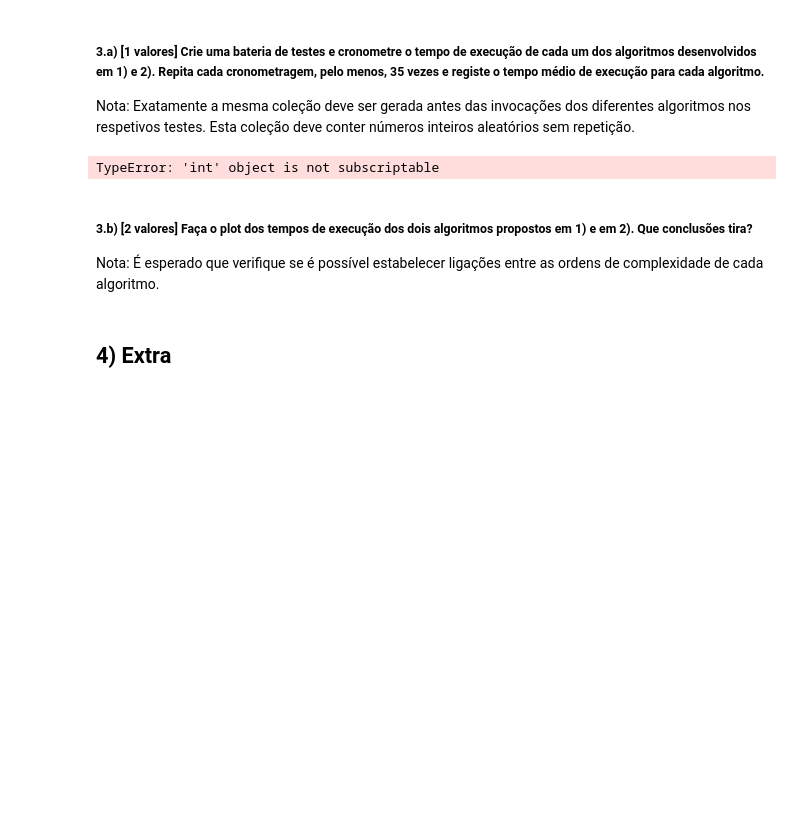
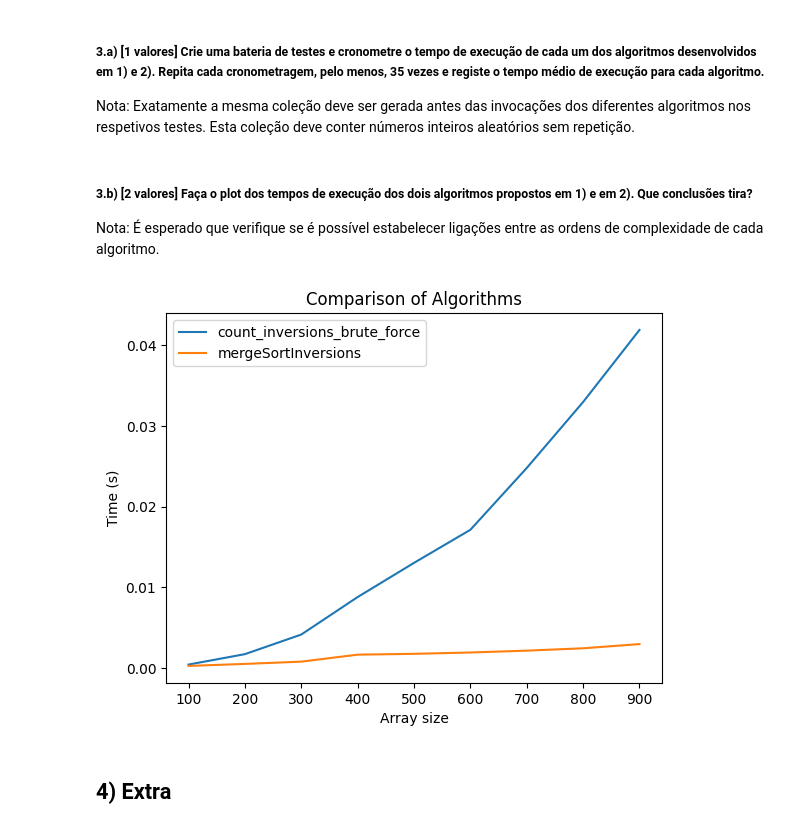
Before and after one commit to eduardopio03/Mini-Trabalho-1-DAA, a Jupyter notebook: parte1.ipynb, the cells around one changed output. Saved outputs shown, nothing was run; the diff lists cells and outputs as text; code cells hidden in the pictures; blank space fills up the shorter version.

```diff
--- a/parte1.ipynb
+++ b/parte1.ipynb
@@ -136,50 +136,48 @@ notação assintótica).
 ##### 3.a) [1 valores] Crie uma bateria de testes e cronometre o tempo de execução de cada um dos algoritmos desenvolvidos em 1) e 2). Repita cada cronometragem, pelo menos, 35 vezes e registe o tempo médio de execução para cada algoritmo.
 Nota: Exatamente a mesma coleção deve ser gerada antes das invocações dos diferentes algoritmos
 nos respetivos testes. Esta coleção deve conter números inteiros aleatórios sem repetição.
-# %%
-import time
-import random
-
-def test_sorting_algorithm(algorithm, array_size):
-    # Generate the input array
-    array = list(range(array_size))
-
-    # Test scenario 3: Random array
-    random.shuffle(array)
-    start_time = time.time()
-    for _ in range(35):
-        algorithm(array)
-    end_time = time.time()
-    random_time = (end_time - start_time) / 35
-
-    return sorted_time, reverse_sorted_time, random_time
-
-def plot_test_results(algorithm, algorithm_name):
-    array_sizes = list(range(100, 1000, 100))
-    sorted_times = []
-    reverse_sorted_times = []
-    random_times = []
-    for size in array_sizes:
-        sorted_time, reverse_sorted_time, random_time = test_sorting_algorithm(algorithm, size)
-        sorted_times.append(sorted_time)
-        reverse_sorted_times.append(reverse_sorted_time)
-        random_times.append(random_time)
-    plt.plot(array_sizes, sorted_times, label='Sorted array')
-    plt.plot(array_sizes, reverse_sorted_times, label='Reverse sorted array')
-    plt.plot(array_sizes, random_times, label='Random array')
-    plt.xlabel('Array size')
-    plt.ylabel('Time (s)')
-    plt.title(algorithm_name)
-    plt.legend()
-    plt.show()
-
-plot_test_results(quickSort, 'Quick sort')
-# %% [output]
-TypeError: 'int' object is not subscriptable
+# %%
+import time
+import random
+
+def test_sorting_algorithm(algorithm, array_size):
+    array = list(range(array_size))
+    random.shuffle(array)
+    start_time = time.time()
+
+    for _ in range(35):
+        algorithm(list(array))  # We use list(array) to create a copy of the array
+
+    end_time = time.time()
+    return (end_time - start_time) / 35
 # %% [markdown]
 ##### 3.b) [2 valores] Faça o plot dos tempos de execução dos dois algoritmos propostos em 1) e em 2). Que conclusões tira?
 Nota: É esperado que verifique se é possível estabelecer ligações entre as ordens de complexidade de
 cada algoritmo.
+# %%
+import matplotlib.pyplot as plt
+
+
+def plot_test_results():
+    array_sizes = list(range(100, 1000, 100))
+    times_brute_force = []
+    times_merge_sort = []
+
+    for size in array_sizes:
+        times_brute_force.append(test_sorting_algorithm(count_inversions_brute_force, size))
+        times_merge_sort.append(test_sorting_algorithm(lambda arr: mergeSortInversions(arr), size))
+
+    plt.plot(array_sizes, times_brute_force, label='count_inversions_brute_force')
+    plt.plot(array_sizes, times_merge_sort, label='mergeSortInversions')
+    plt.xlabel('Array size')
+    plt.ylabel('Time (s)')
+    plt.title('Comparison of Algorithms')
+    plt.legend()
+    plt.show()
+
+plot_test_results()
+# %% [output]
+[figure, added]
 # %% [markdown]
 ## 4) Extra
 # %% [markdown]
```
